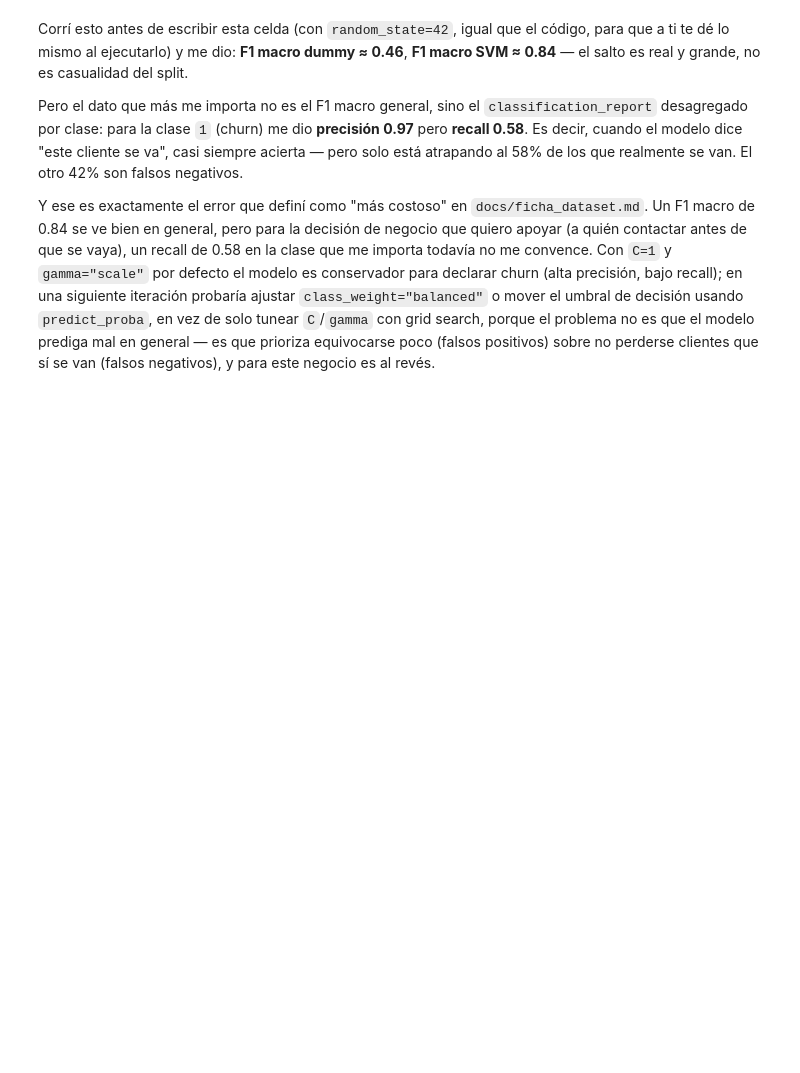
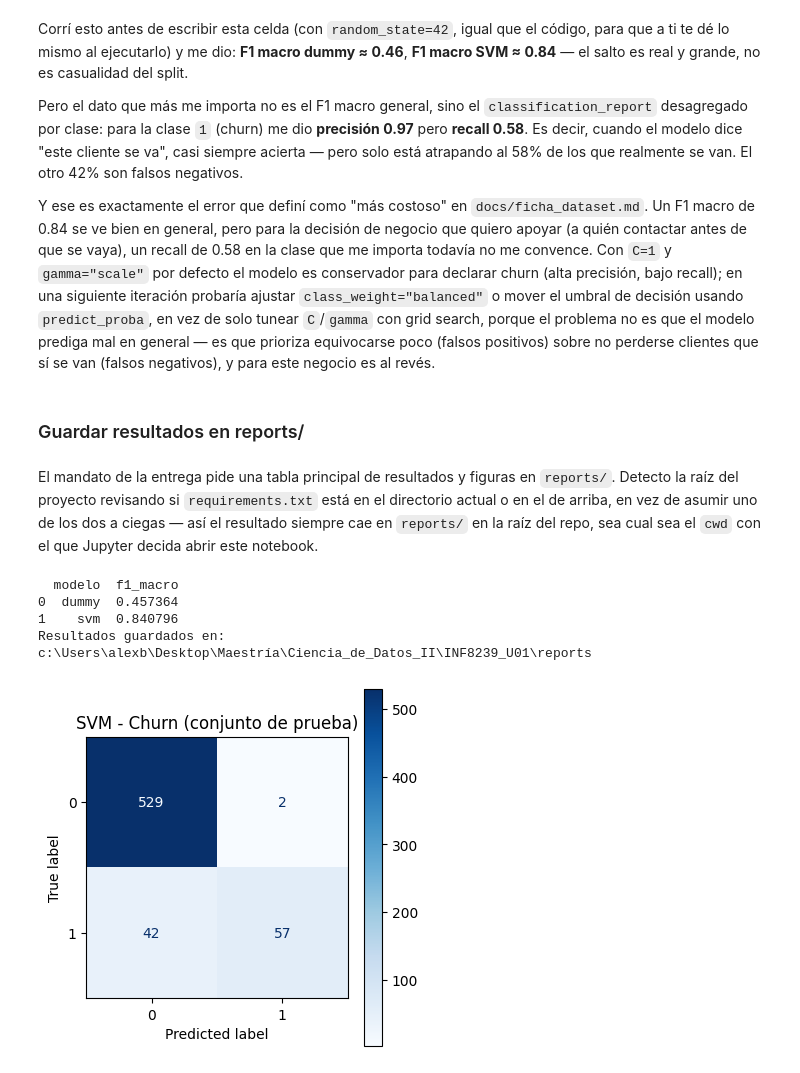
Before and after one commit to DAMB18/SVM-con-pipeline, a Jupyter notebook: notebooks/02_churn_svm.ipynb, the cells around one changed output. Drawn from its saved outputs; the diff is of its cells as text; code cells hidden in the pictures; blank space fills up the shorter version.

Commit message:
run: ejecutar notebook de churn de principio a fin con outputs

```diff
--- a/notebooks/02_churn_svm.ipynb
+++ b/notebooks/02_churn_svm.ipynb
@@ -30,7 +52,7 @@ print(path)
 # %%
 import pandas as pd
 
-df = pd.read_csv("data/raw/dataset.csv")
+df = pd.read_csv(path)
 print(df.shape)
 print(df.dtypes)
 print(df.head())
@@ -113,3 +188,40 @@ Corrí esto antes de escribir esta celda (con `random_state=42`, igual que el c
 Pero el dato que más me importa no es el F1 macro general, sino el `classification_report` desagregado por clase: para la clase `1` (churn) me dio **precisión 0.97** pero **recall 0.58**. Es decir, cuando el modelo dice "este cliente se va", casi siempre acierta — pero solo está atrapando al 58% de los que realmente se van. El otro 42% son falsos negativos.
 
 Y ese es exactamente el error que definí como "más costoso" en `docs/ficha_dataset.md`. Un F1 macro de 0.84 se ve bien en general, pero para la decisión de negocio que quiero apoyar (a quién contactar antes de que se vaya), un recall de 0.58 en la clase que me importa todavía no me convence. Con `C=1` y `gamma="scale"` por defecto el modelo es conservador para declarar churn (alta precisión, bajo recall); en una siguiente iteración probaría ajustar `class_weight="balanced"` o mover el umbral de decisión usando `predict_proba`, en vez de solo tunear `C`/`gamma` con grid search, porque el problema no es que el modelo prediga mal en general — es que prioriza equivocarse poco (falsos positivos) sobre no perderse clientes que sí se van (falsos negativos), y para este negocio es al revés.
+# %% [markdown]
+### Guardar resultados en reports/
+# %% [markdown]
+El mandato de la entrega pide una tabla principal de resultados y figuras en `reports/`. Detecto la raíz del proyecto revisando si `requirements.txt` está en el directorio actual o en el de arriba, en vez de asumir uno de los dos a ciegas — así el resultado siempre cae en `reports/` en la raíz del repo, sea cual sea el `cwd` con el que Jupyter decida abrir este notebook.
+# %%
+from pathlib import Path
+import joblib
+import matplotlib.pyplot as plt
+from sklearn.metrics import ConfusionMatrixDisplay
+
+project_root = Path.cwd()
+if not (project_root / "requirements.txt").exists() and (project_root.parent / "requirements.txt").exists():
+    project_root = project_root.parent
+reports_dir = project_root / "reports"
+reports_dir.mkdir(parents=True, exist_ok=True)
+
+results_table = pd.DataFrame([
+    {"modelo": "dummy", "f1_macro": f1_score(yte, dummy.predict(Xte), average="macro")},
+    {"modelo": "svm", "f1_macro": f1_score(yte, svm.predict(Xte), average="macro")},
+])
+results_table.to_csv(reports_dir / "churn_svm_results.csv", index=False)
+print(results_table)
+
+fig, ax = plt.subplots(figsize=(4, 4))
+ConfusionMatrixDisplay.from_estimator(svm, Xte, yte, ax=ax, cmap="Blues")
+ax.set_title("SVM - Churn (conjunto de prueba)")
+plt.tight_layout()
+plt.savefig(reports_dir / "churn_confusion_matrix.png", dpi=150)
+
+joblib.dump(svm, reports_dir / "churn_svm_model.joblib")
+print("Resultados guardados en:", reports_dir)
+# %% [output]
+  modelo  f1_macro
+0  dummy  0.457364
+1    svm  0.840796
+Resultados guardados en: c:\Users\alexb\Desktop\Maestría\Ciencia_de_Datos_II\INF8239_U01\reports
+[figure, added]
```
Also changed, not shown: parts of 8 cells of this notebook, 4 other files.
